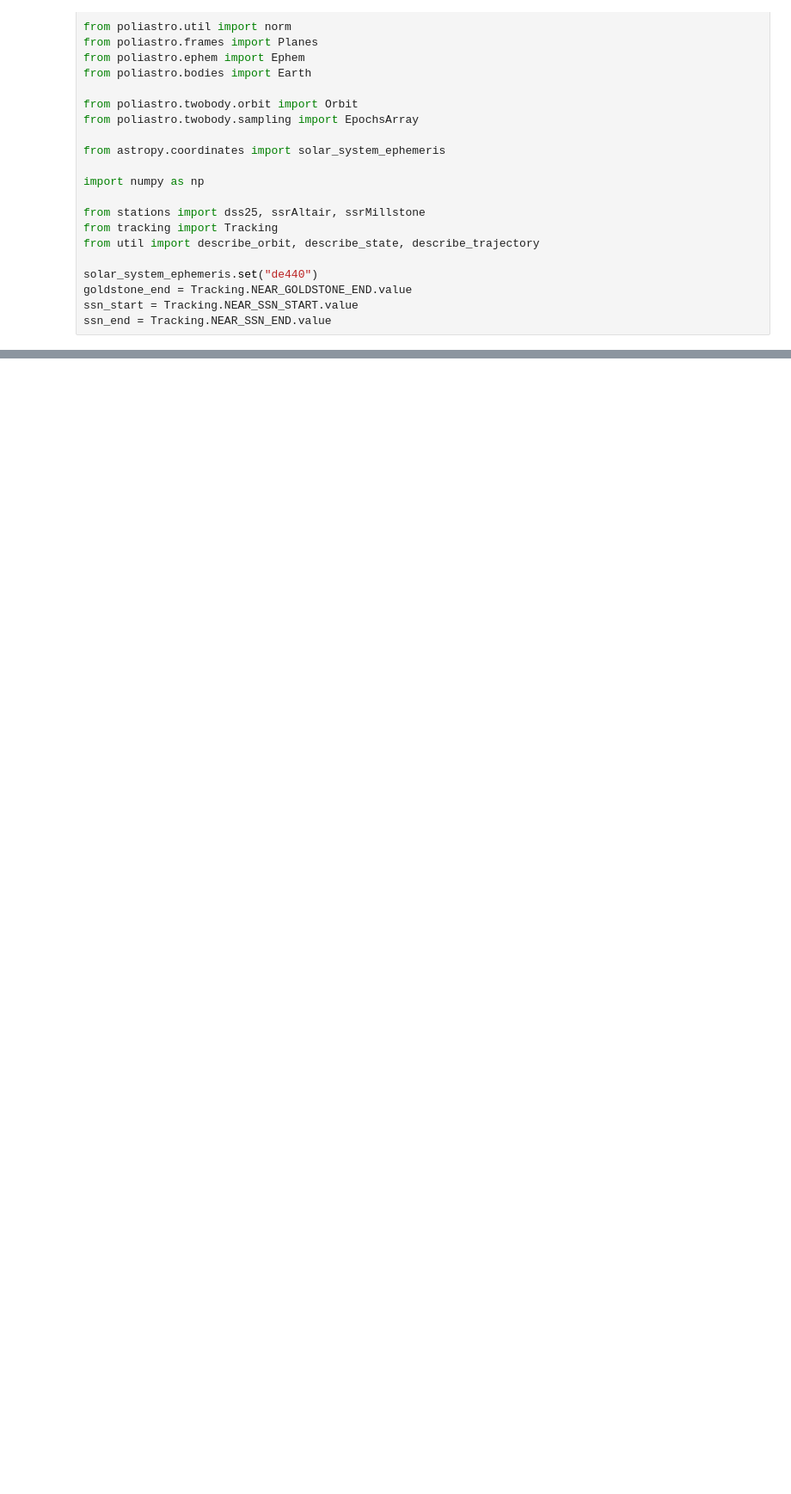
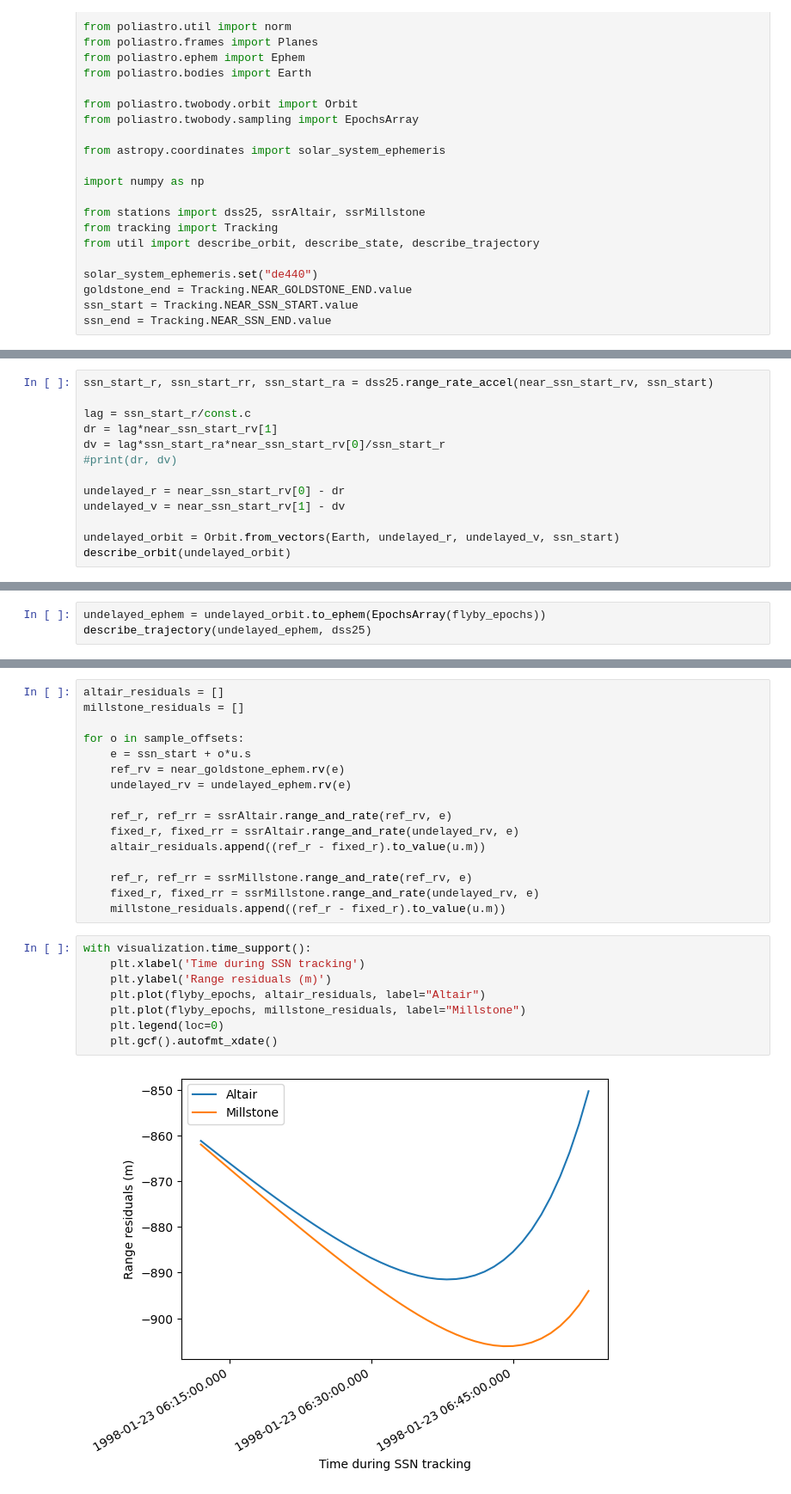
Before and after one commit to earthshrink/anomaly-sim, a Jupyter notebook: near_sim_ssn_residuals.ipynb, the cells around one changed output, grey strips where cells are left out. Shown at 86% size. Cells and saved outputs as stored; diff of their text form; blank space fills up the shorter version.

```diff
--- a/near_sim_ssn_residuals.ipynb
+++ b/near_sim_ssn_residuals.ipynb
@@ -88,0 +111,13 @@ with visualization.time_support():
+# %%
+ssn_start_r, ssn_start_rr, ssn_start_ra = dss25.range_rate_accel(near_ssn_start_rv, ssn_start)
+
+lag = ssn_start_r/const.c
+dr = lag*near_ssn_start_rv[1]
+dv = lag*ssn_start_ra*near_ssn_start_rv[0]/ssn_start_r
+#print(dr, dv)
+
+undelayed_r = near_ssn_start_rv[0] - dr
+undelayed_v = near_ssn_start_rv[1] - dv
+
+undelayed_orbit = Orbit.from_vectors(Earth, undelayed_r, undelayed_v, ssn_start)
+describe_orbit(undelayed_orbit)
@@ -88,0 +132,3 @@ with visualization.time_support():
+# %%
+undelayed_ephem = undelayed_orbit.to_ephem(EpochsArray(flyby_epochs))
+describe_trajectory(undelayed_ephem, dss25)
@@ -88,0 +141,26 @@ with visualization.time_support():
+# %%
+altair_residuals = []
+millstone_residuals = []
+
+for o in sample_offsets:
+    e = ssn_start + o*u.s
+    ref_rv = near_goldstone_ephem.rv(e)
+    undelayed_rv = undelayed_ephem.rv(e)
+
+    ref_r, ref_rr = ssrAltair.range_and_rate(ref_rv, e)
+    fixed_r, fixed_rr = ssrAltair.range_and_rate(undelayed_rv, e)
+    altair_residuals.append((ref_r - fixed_r).to_value(u.m))
+
+    ref_r, ref_rr = ssrMillstone.range_and_rate(ref_rv, e)
+    fixed_r, fixed_rr = ssrMillstone.range_and_rate(undelayed_rv, e)
+    millstone_residuals.append((ref_r - fixed_r).to_value(u.m))
+# %%
+with visualization.time_support():
+    plt.xlabel('Time during SSN tracking')
+    plt.ylabel('Range residuals (m)')
+    plt.plot(flyby_epochs, altair_residuals, label="Altair")
+    plt.plot(flyby_epochs, millstone_residuals, label="Millstone")
+    plt.legend(loc=0)
+    plt.gcf().autofmt_xdate()
+# %% [output]
+[figure, added]
```
Also changed, not shown: parts of 12 cells of this notebook.
